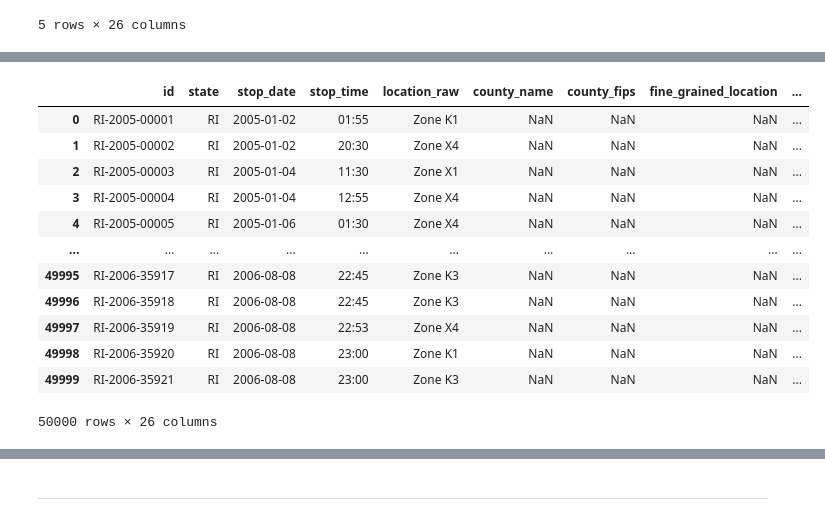
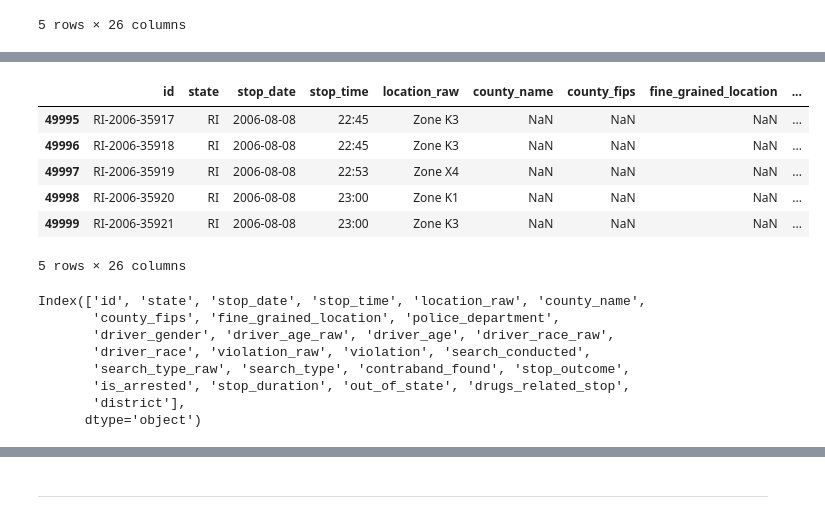
Before and after one commit to Bir01/02_DATA_SCIENCE_DATA_ANALYTICS_MODULE, a Jupyter notebook: 2- Weekly Agendas/Week_5/TrafficPoliceStopProject_Part-1_Preparing_week5_Birgül.ipynb, the cells around one changed output, grey strips where cells are left out. Drawn from its saved outputs; the diff is of its cells as text; code cells hidden in the pictures.

```diff
--- a/2- Weekly Agendas/Week_5/TrafficPoliceStopProject_Part-1_Preparing_week5_Birgül.ipynb
+++ b/2- Weekly Agendas/Week_5/TrafficPoliceStopProject_Part-1_Preparing_week5_Birgül.ipynb
@@ -84,16 +54,0 @@ df.loc[:50000]
-# %%
-df.head(50000)
-# %% [output]
-|  | id | state | stop_date | stop_time | location_raw | county_name | county_fips | fine_grained_location | ... |
-| 0 | RI-2005-00001 | RI | 2005-01-02 | 01:55 | Zone K1 | NaN | NaN | NaN | ... |
-| 1 | RI-2005-00002 | RI | 2005-01-02 | 20:30 | Zone X4 | NaN | NaN | NaN | ... |
-| 2 | RI-2005-00003 | RI | 2005-01-04 | 11:30 | Zone X1 | NaN | NaN | NaN | ... |
-| 3 | RI-2005-00004 | RI | 2005-01-04 | 12:55 | Zone X4 | NaN | NaN | NaN | ... |
-| 4 | RI-2005-00005 | RI | 2005-01-06 | 01:30 | Zone X4 | NaN | NaN | NaN | ... |
-| ... | ... | ... | ... | ... | ... | ... | ... | ... | ... |
-| 49995 | RI-2006-35917 | RI | 2006-08-08 | 22:45 | Zone K3 | NaN | NaN | NaN | ... |
-| 49996 | RI-2006-35918 | RI | 2006-08-08 | 22:45 | Zone K3 | NaN | NaN | NaN | ... |
-| 49997 | RI-2006-35919 | RI | 2006-08-08 | 22:53 | Zone X4 | NaN | NaN | NaN | ... |
-| 49998 | RI-2006-35920 | RI | 2006-08-08 | 23:00 | Zone K1 | NaN | NaN | NaN | ... |
-| 49999 | RI-2006-35921 | RI | 2006-08-08 | 23:00 | Zone K3 | NaN | NaN | NaN | ... |
-50000 rows × 26 columns
@@ -101,0 +55,21 @@ df.head(50000)
+# %%
+ri.tail(5)
+# %% [output]
+|  | id | state | stop_date | stop_time | location_raw | county_name | county_fips | fine_grained_location | ... |
+| 49995 | RI-2006-35917 | RI | 2006-08-08 | 22:45 | Zone K3 | NaN | NaN | NaN | ... |
+| 49996 | RI-2006-35918 | RI | 2006-08-08 | 22:45 | Zone K3 | NaN | NaN | NaN | ... |
+| 49997 | RI-2006-35919 | RI | 2006-08-08 | 22:53 | Zone X4 | NaN | NaN | NaN | ... |
+| 49998 | RI-2006-35920 | RI | 2006-08-08 | 23:00 | Zone K1 | NaN | NaN | NaN | ... |
+| 49999 | RI-2006-35921 | RI | 2006-08-08 | 23:00 | Zone K3 | NaN | NaN | NaN | ... |
+5 rows × 26 columns
+# %%
+ri.columns
+# %% [output]
+Index(['id', 'state', 'stop_date', 'stop_time', 'location_raw', 'county_name',
+       'county_fips', 'fine_grained_location', 'police_department',
+       'driver_gender', 'driver_age_raw', 'driver_age', 'driver_race_raw',
+       'driver_race', 'violation_raw', 'violation', 'search_conducted',
+       'search_type_raw', 'search_type', 'contraband_found', 'stop_outcome',
+       'is_arrested', 'stop_duration', 'out_of_state', 'drugs_related_stop',
+       'district'],
+      dtype='object')
```
Also changed, not shown: parts of 31 cells of this notebook, 2 other files.
